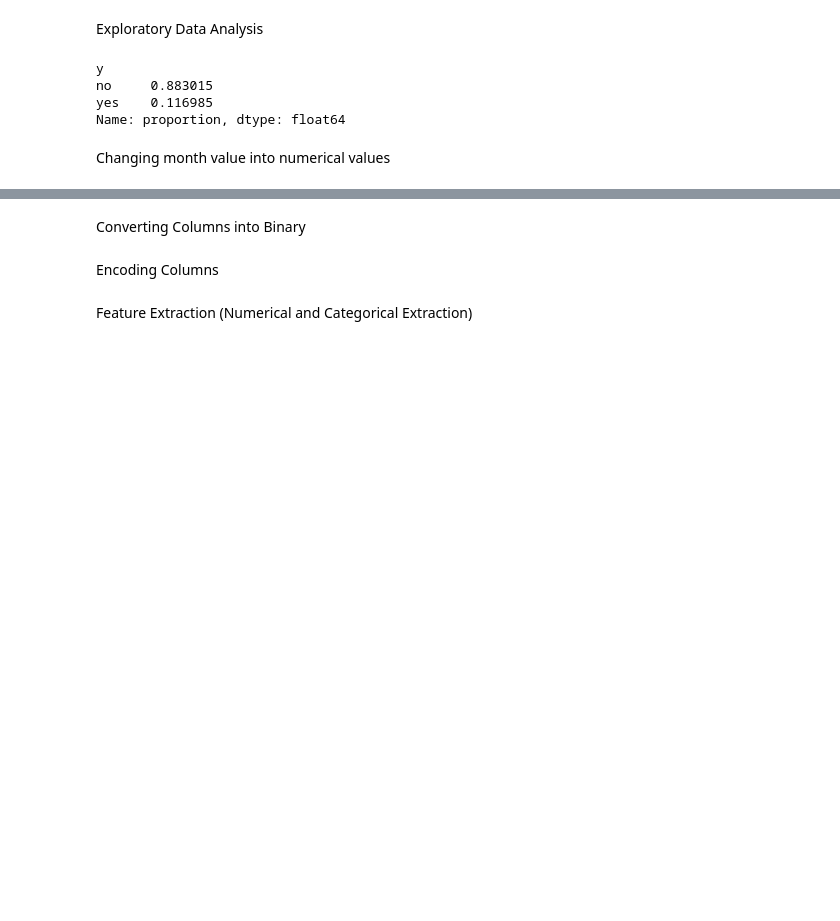
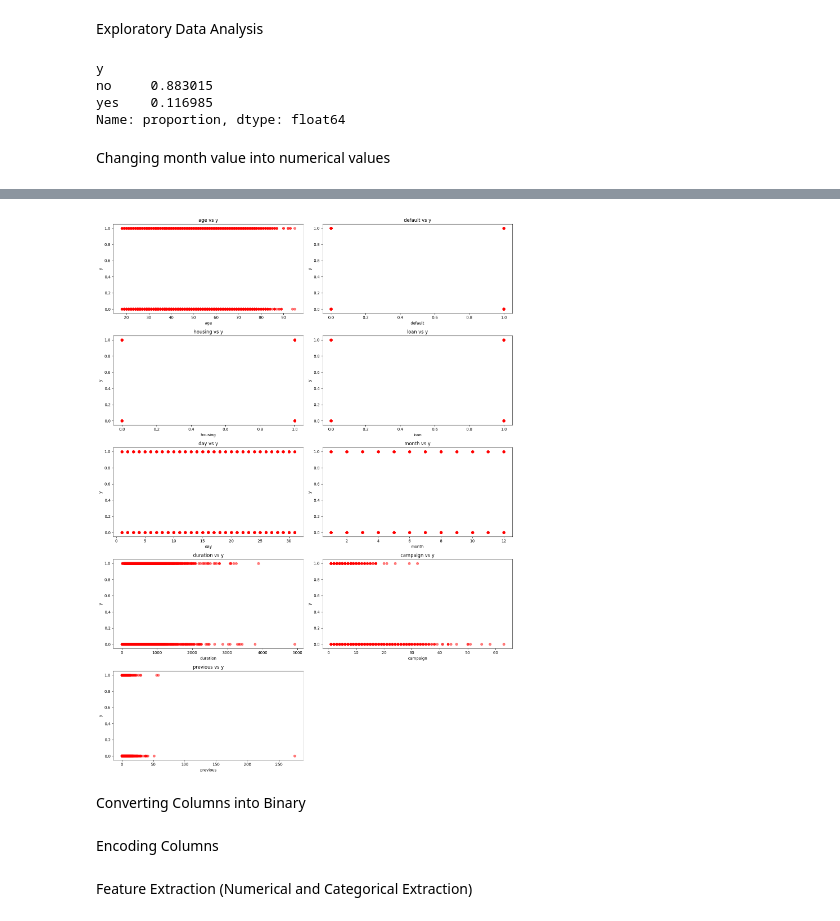
Before and after one commit to llawlaw23/Data-Analytics-Pathway-Assessment, a Jupyter notebook: Bank Data Analysis.ipynb, the cells around one changed output, grey strips where cells are left out. Saved outputs shown, nothing was run; the diff lists cells and outputs as text; code cells hidden in the pictures; blank space fills up the shorter version.

Commit message:
Updated Data

```diff
--- a/Bank Data Analysis.ipynb
+++ b/Bank Data Analysis.ipynb
@@ -118,3 +118,7 @@ month_to_nv = {
 }
 
 law["month"] = law["month"].apply(lambda x: month_to_nv[x])
+# %%
+# Changing Yes and No to 1 and 0 (Where Yes is 1 and No is 0)
+yes_no_columns = law.columns[law.isin(['yes', 'no']).any()]
+law[yes_no_columns] = law[yes_no_columns].applymap(lambda x: 1 if x == 'yes' else (0 if x == 'no' else x))
@@ -121,3 +134,20 @@ law["month"] = law["month"].apply(lambda x: month_to_nv[x])
+# %%
+P_values = ['age', 'default', 'housing', 'loan', 'day', 'month', 'duration', 'campaign', 'previous']
+plt.figure(figsize=(15, 20))
+for i, P_values in enumerate(P_values):
+    plt.subplot(5, 2, i + 1)
+    if law[P_values].dtype == 'object':
+        sns.stripplot(x = P_values, y='y', data = law, jitter=True, alpha=0.6)
+    else:
+        plt.scatter(law[P_values], law['y'], alpha = 0.5, color = "red")
+        plt.xlabel(P_values)
+        plt.ylabel('y')
+        plt.title(f'{P_values} vs y')
+
+plt.tight_layout()
+plt.show()
+# %% [output]
+[figure, added]
 # %% [markdown]
 Converting Columns into Binary
 # %%
```
Also changed, not shown: parts of 13 cells of this notebook.
